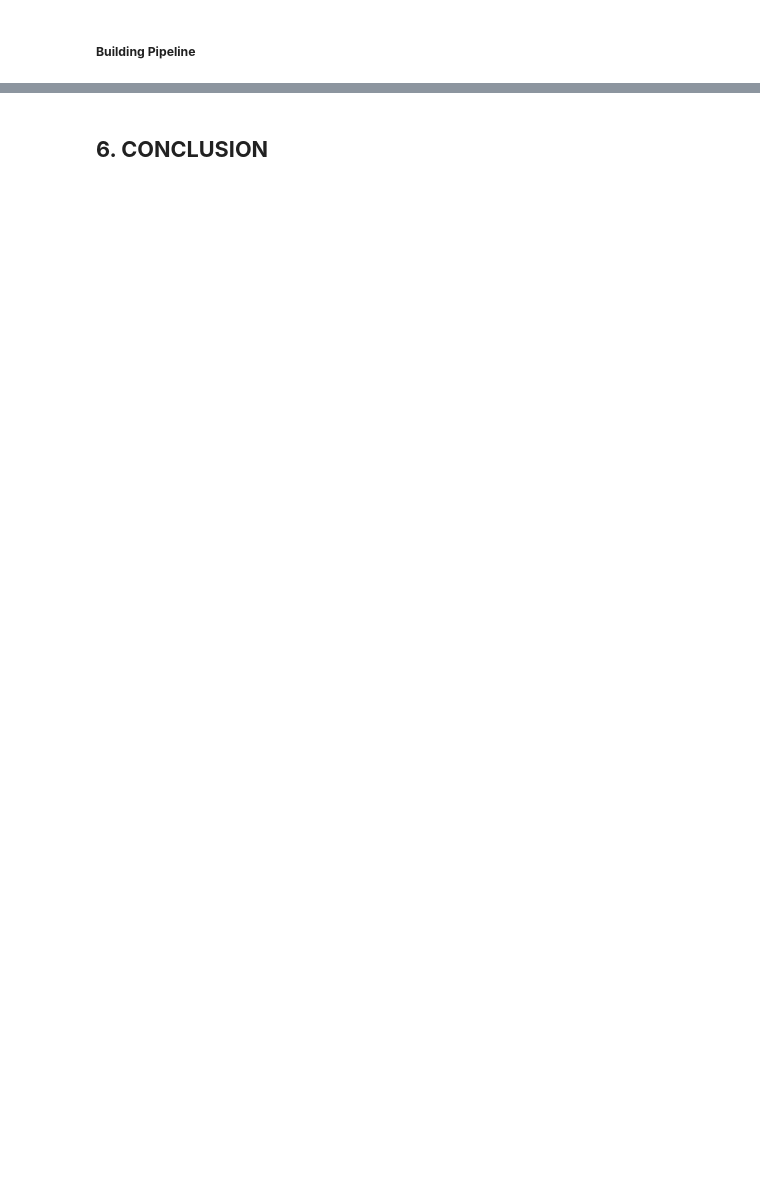
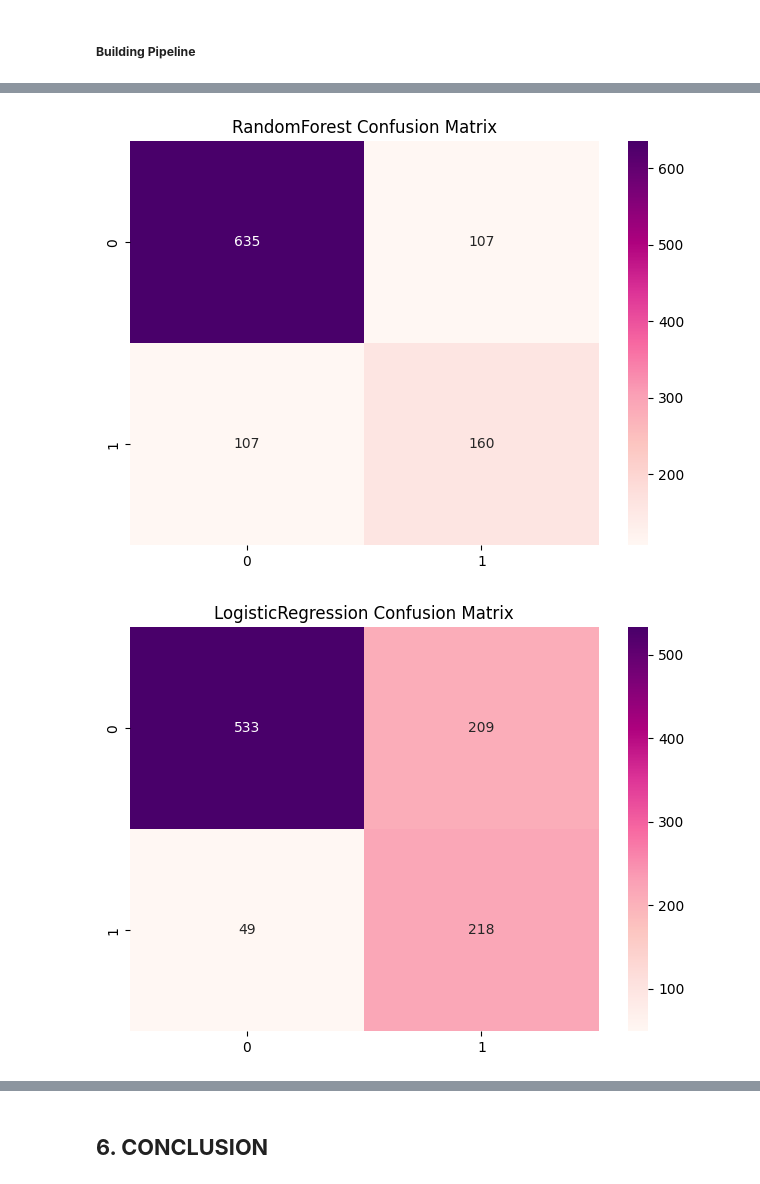
Before and after one commit to Rama-Mwenda/Customer_Churn, a Jupyter notebook: Notebooks/Customer_Churn.ipynb, the cells around one changed output, grey strips where cells are left out. Cells and saved outputs as stored; diff of their text form; code cells hidden in the pictures; blank space fills up the shorter version.

```diff
--- a/Notebooks/Customer_Churn.ipynb
+++ b/Notebooks/Customer_Churn.ipynb
@@ -990,0 +1209,10 @@ models = []
+# %%
+#Loop through trained models to plot confusion matrix
+for i, model in enumerate(balanced_metrics_df['model']):
+    sns.heatmap(balanced_confusion_df['matrix'][model], annot=True, cmap='RdPu', fmt='2.0f')
+    plt.title(f'{model} Confusion Matrix')
+    plt.tight_layout()
+    plt.show()
+# %% [output]
+[figure, added]
+[figure, added]
```
Also changed, not shown: parts of 26 cells of this notebook.
